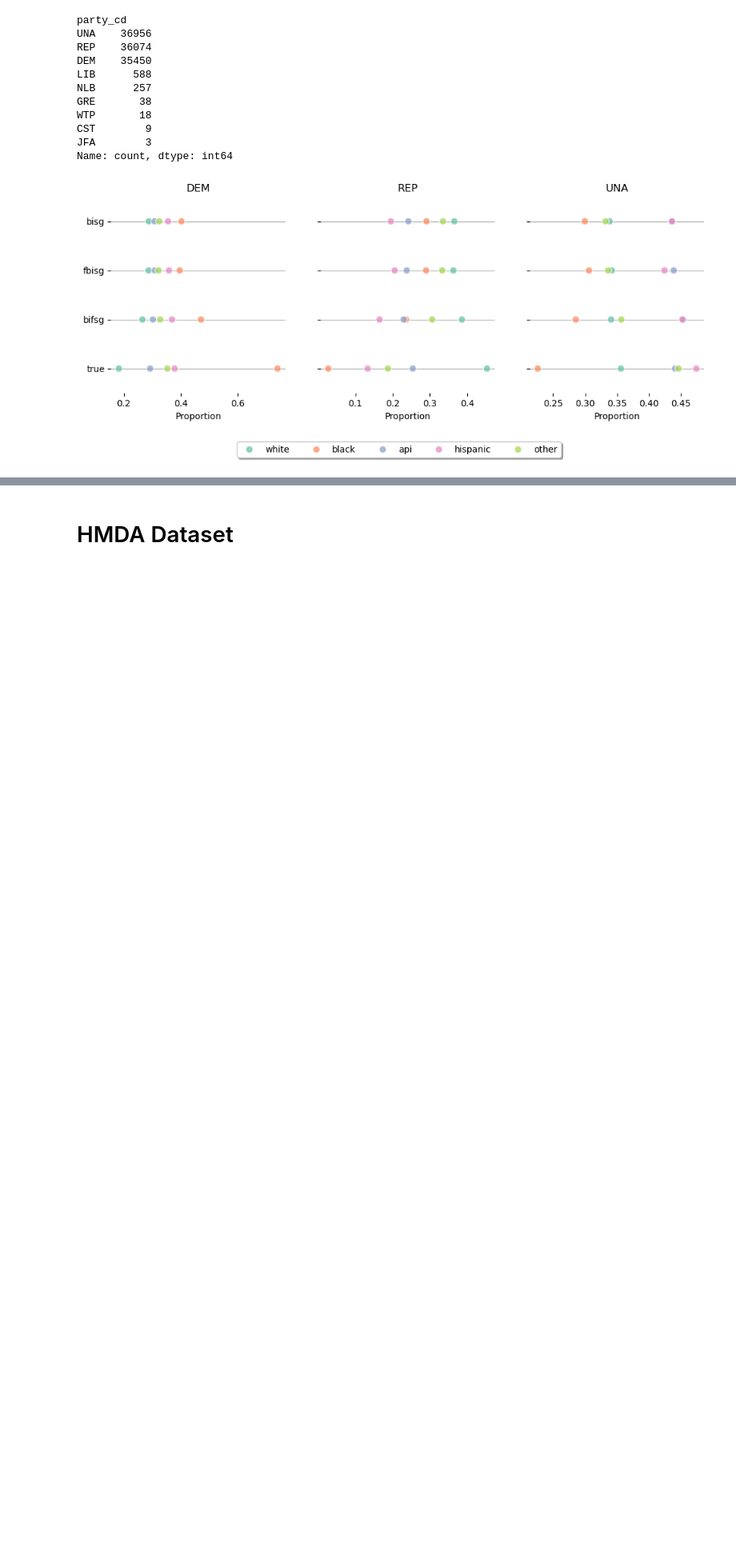
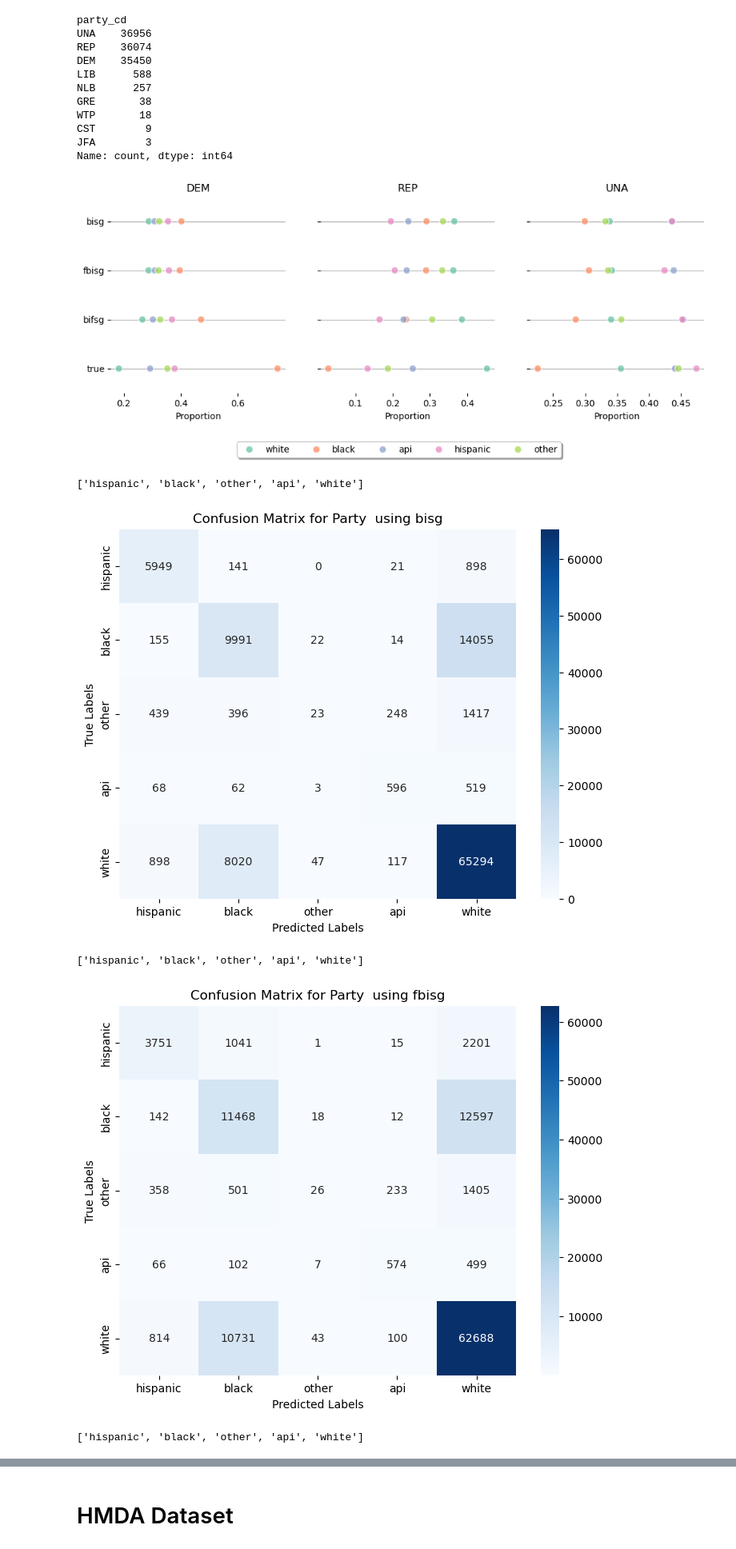
Before and after one commit to LetianY/project-bisg, a Jupyter notebook: notebooks/wru_testing.ipynb, the cells around one changed output, grey strips where cells are left out. Shown at 80% size. Saved outputs shown, nothing was run; the diff lists cells and outputs as text; code cells hidden in the pictures; blank space fills up the shorter version.

```diff
--- a/notebooks/wru_testing.ipynb
+++ b/notebooks/wru_testing.ipynb
@@ -762,3 +766,15 @@ sns.despine(left=True, bottom=True)
 plt.show()
 # %% [output]
 [figure]
+# %%
+from utils import plot_confusion_matrix
+
+plot_confusion_matrix(bisg_result_county_1, method='bisg')
+plot_confusion_matrix(fbisg_result_county_1, method='fbisg')
+plot_confusion_matrix(bifsg_result_county_1, method='bifsg')
+# %% [output]
+['hispanic', 'black', 'other', 'api', 'white']
+[figure, added]
+['hispanic', 'black', 'other', 'api', 'white']
+[figure, added]
+['hispanic', 'black', 'other', 'api', 'white']
```
Also changed, not shown: parts of 3 cells of this notebook.
